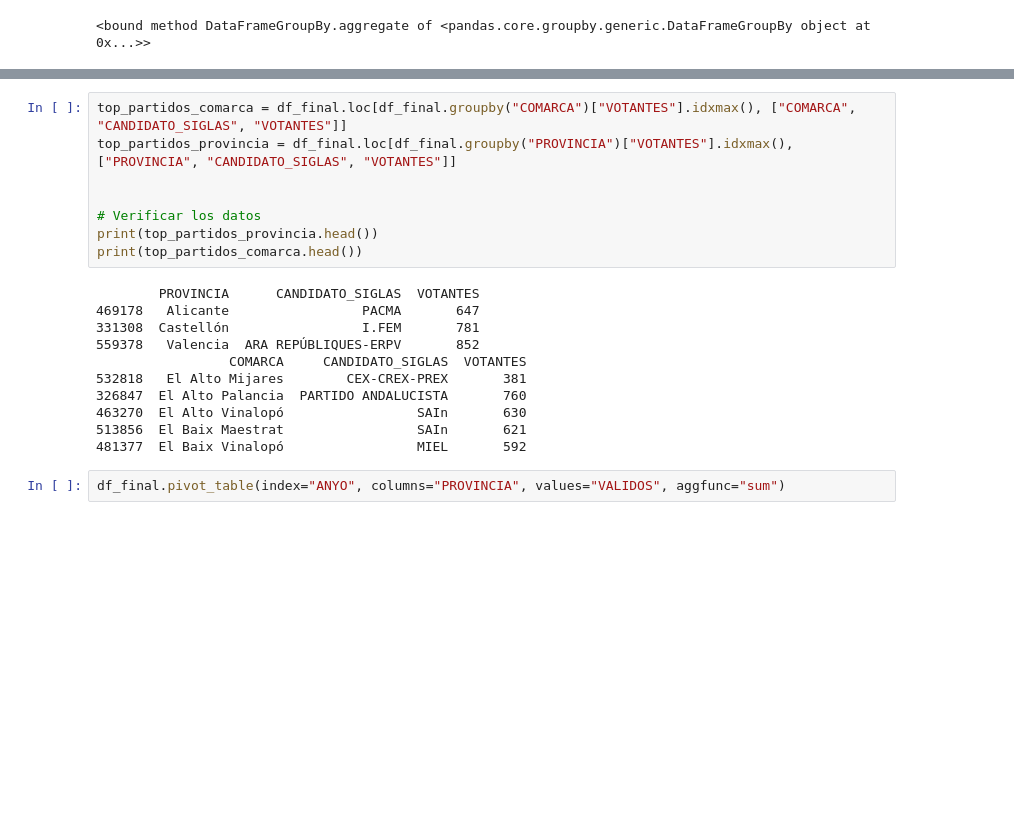
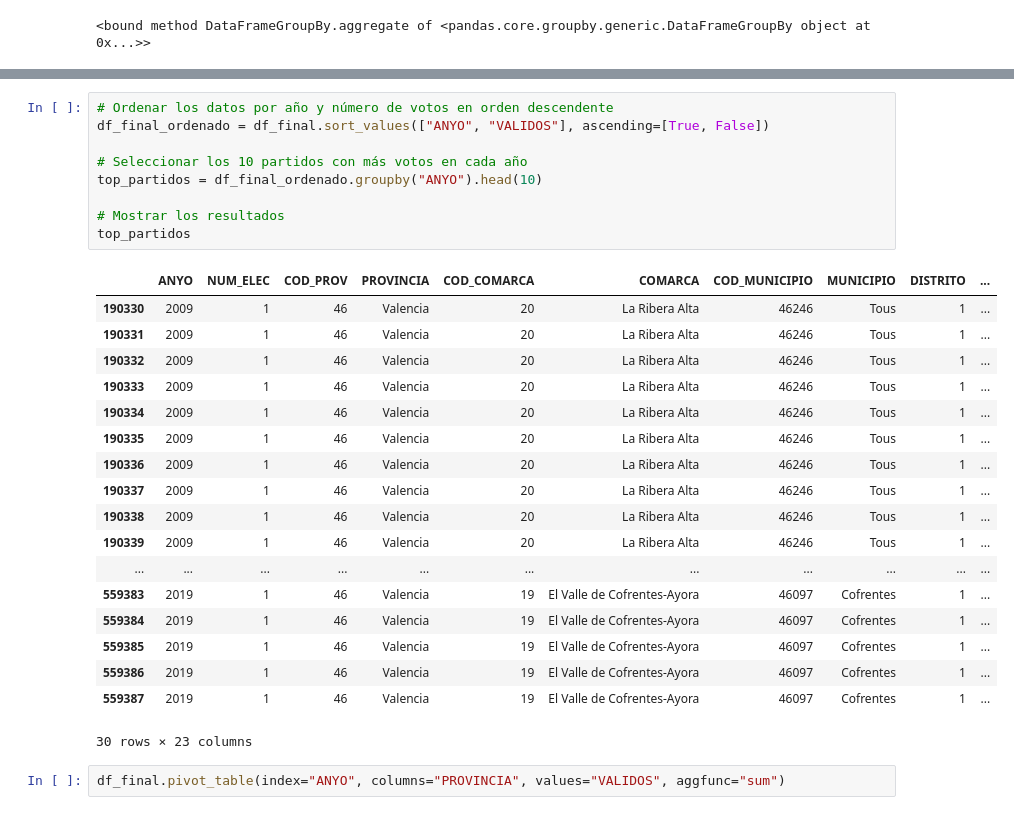
Before and after one commit to amonsalvec/Proyecto_DS_ELECCIONES, a Jupyter notebook: py/analisis.ipynb, the cells around one changed output, grey strips where cells are left out. Saved outputs shown, nothing was run; the diff lists cells and outputs as text; blank space fills up the shorter version.

```diff
--- a/py/analisis.ipynb
+++ b/py/analisis.ipynb
@@ -580,22 +302,31 @@ Requirement already satisfied: urllib3<3,>=1.21.1 in c:\users\abela\appdata\loca
-# %%
-top_partidos_comarca = df_final.loc[df_final.groupby("COMARCA")["VOTANTES"].idxmax(), ["COMARCA", "CANDIDATO_SIGLAS", "VOTANTES"]]
-top_partidos_provincia = df_final.loc[df_final.groupby("PROVINCIA")["VOTANTES"].idxmax(), ["PROVINCIA", "CANDIDATO_SIGLAS", "VOTANTES"]]
-
-
-# Verificar los datos
-print(top_partidos_provincia.head())
-print(top_partidos_comarca.head())
-# %% [output]
-        PROVINCIA      CANDIDATO_SIGLAS  VOTANTES
-469178   Alicante                 PACMA       647
-331308  Castellón                 I.FEM       781
-559378   Valencia  ARA REPÚBLIQUES-ERPV       852
-                 COMARCA     CANDIDATO_SIGLAS  VOTANTES
-532818   El Alto Mijares        CEX-CREX-PREX       381
-326847  El Alto Palancia  PARTIDO ANDALUCISTA       760
-463270  El Alto Vinalopó                 SAIn       630
-513856  El Baix Maestrat                 SAIn       621
-481377  El Baix Vinalopó                 MIEL       592
+# %%
+# Ordenar los datos por año y número de votos en orden descendente
+df_final_ordenado = df_final.sort_values(["ANYO", "VALIDOS"], ascending=[True, False])
+
+# Seleccionar los 10 partidos con más votos en cada año
+top_partidos = df_final_ordenado.groupby("ANYO").head(10)
+
+# Mostrar los resultados
+top_partidos
+# %% [output]
+|  | ANYO | NUM_ELEC | COD_PROV | PROVINCIA | COD_COMARCA | COMARCA | COD_MUNICIPIO | MUNICIPIO | DISTRITO | ... |
+| 190330 | 2009 | 1 | 46 | Valencia | 20 | La Ribera Alta | 46246 | Tous | 1 | ... |
+| 190331 | 2009 | 1 | 46 | Valencia | 20 | La Ribera Alta | 46246 | Tous | 1 | ... |
+| 190332 | 2009 | 1 | 46 | Valencia | 20 | La Ribera Alta | 46246 | Tous | 1 | ... |
+| 190333 | 2009 | 1 | 46 | Valencia | 20 | La Ribera Alta | 46246 | Tous | 1 | ... |
+| 190334 | 2009 | 1 | 46 | Valencia | 20 | La Ribera Alta | 46246 | Tous | 1 | ... |
+| 190335 | 2009 | 1 | 46 | Valencia | 20 | La Ribera Alta | 46246 | Tous | 1 | ... |
+| 190336 | 2009 | 1 | 46 | Valencia | 20 | La Ribera Alta | 46246 | Tous | 1 | ... |
+| 190337 | 2009 | 1 | 46 | Valencia | 20 | La Ribera Alta | 46246 | Tous | 1 | ... |
+| 190338 | 2009 | 1 | 46 | Valencia | 20 | La Ribera Alta | 46246 | Tous | 1 | ... |
+| 190339 | 2009 | 1 | 46 | Valencia | 20 | La Ribera Alta | 46246 | Tous | 1 | ... |
+| ... | ... | ... | ... | ... | ... | ... | ... | ... | ... | ... |
+| 559383 | 2019 | 1 | 46 | Valencia | 19 | El Valle de Cofrentes-Ayora | 46097 | Cofrentes | 1 | ... |
+| 559384 | 2019 | 1 | 46 | Valencia | 19 | El Valle de Cofrentes-Ayora | 46097 | Cofrentes | 1 | ... |
+| 559385 | 2019 | 1 | 46 | Valencia | 19 | El Valle de Cofrentes-Ayora | 46097 | Cofrentes | 1 | ... |
+| 559386 | 2019 | 1 | 46 | Valencia | 19 | El Valle de Cofrentes-Ayora | 46097 | Cofrentes | 1 | ... |
+| 559387 | 2019 | 1 | 46 | Valencia | 19 | El Valle de Cofrentes-Ayora | 46097 | Cofrentes | 1 | ... |
+30 rows × 23 columns
 # %%
 df_final.pivot_table(index="ANYO", columns="PROVINCIA", values="VALIDOS", aggfunc="sum")
 # %% [output]
```
Also changed, not shown: parts of 22 cells of this notebook, 6 other files.
